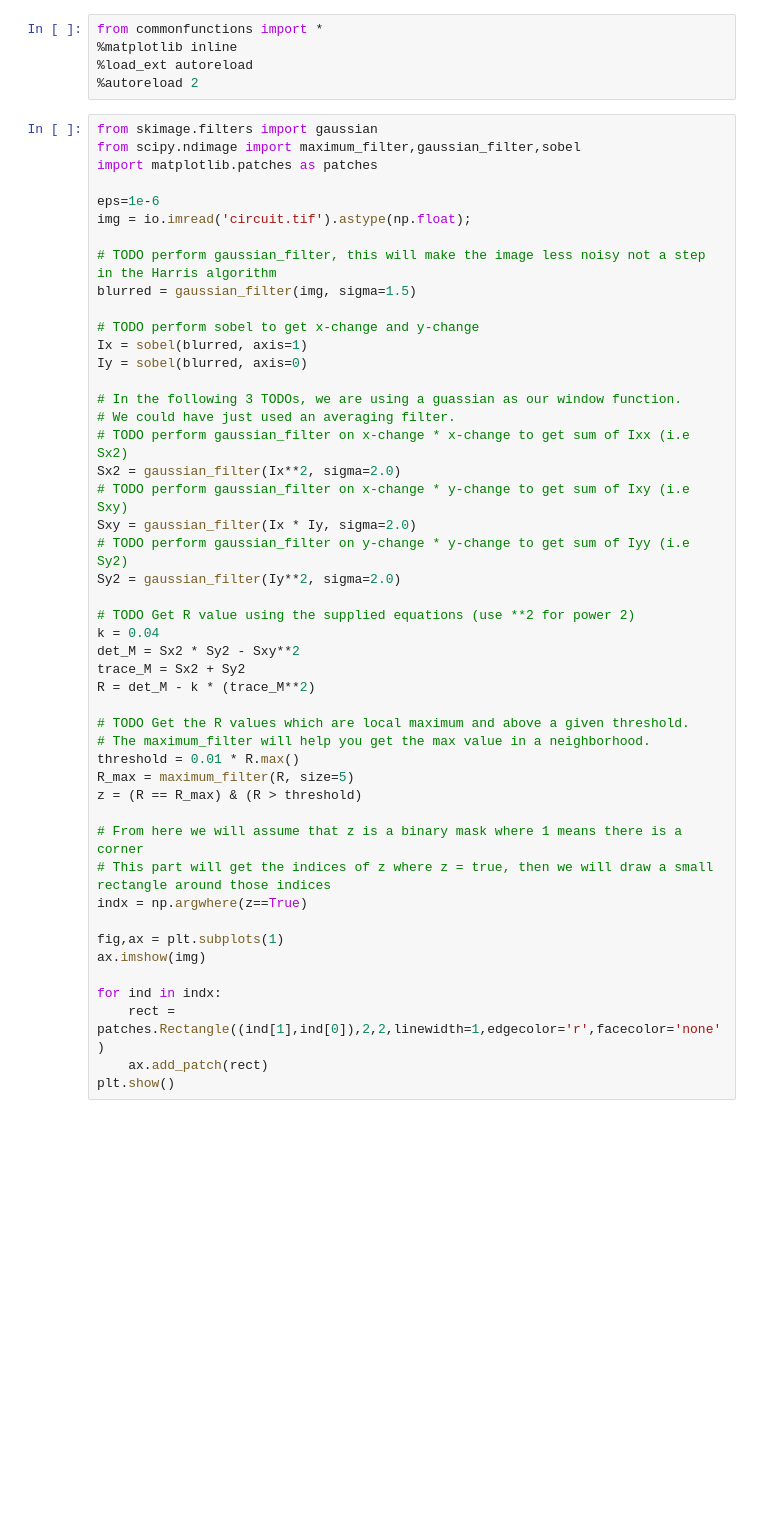
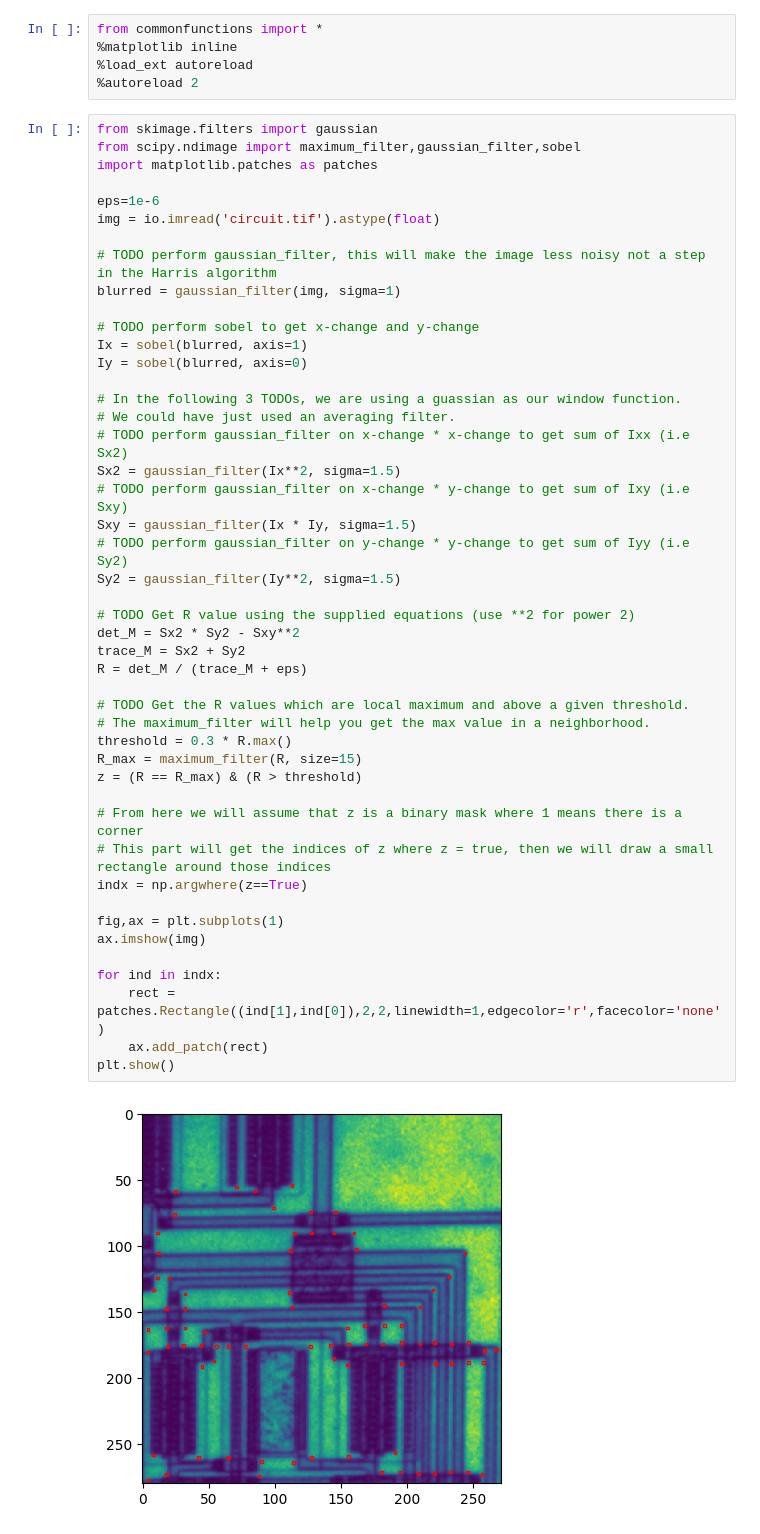
Before and after one commit to MoBahgat010/Image-Processing, a Jupyter notebook: SIFT-Harris-STD/Lab_SIFT_HARRIS_Std.ipynb, the cells around one changed output. Cells and saved outputs as stored; diff of their text form; blank space fills up the shorter version.

```diff
--- a/SIFT-Harris-STD/Lab_SIFT_HARRIS_Std.ipynb
+++ b/SIFT-Harris-STD/Lab_SIFT_HARRIS_Std.ipynb
@@ -23,47 +23,48 @@ from scipy.ndimage import maximum_filter,gaussian_filter,sobel
 import matplotlib.patches as patches
 
 eps=1e-6
-img = io.imread('circuit.tif').astype(np.float);
+img = io.imread('circuit.tif').astype(float)
 
 # TODO perform gaussian_filter, this will make the image less noisy not a step in the Harris algorithm
-blurred = gaussian_filter(img, sigma=1.5)
+blurred = gaussian_filter(img, sigma=1)
 
 # TODO perform sobel to get x-change and y-change
 Ix = sobel(blurred, axis=1)
 Iy = sobel(blurred, axis=0)
 
 # In the following 3 TODOs, we are using a guassian as our window function.
 # We could have just used an averaging filter.
 # TODO perform gaussian_filter on x-change * x-change to get sum of Ixx (i.e Sx2)
-Sx2 = gaussian_filter(Ix**2, sigma=2.0)
+Sx2 = gaussian_filter(Ix**2, sigma=1.5)
 # TODO perform gaussian_filter on x-change * y-change to get sum of Ixy (i.e Sxy)
-Sxy = gaussian_filter(Ix * Iy, sigma=2.0)
+Sxy = gaussian_filter(Ix * Iy, sigma=1.5)
 # TODO perform gaussian_filter on y-change * y-change to get sum of Iyy (i.e Sy2)
-Sy2 = gaussian_filter(Iy**2, sigma=2.0)
+Sy2 = gaussian_filter(Iy**2, sigma=1.5)
 
 # TODO Get R value using the supplied equations (use **2 for power 2)
-k = 0.04
 det_M = Sx2 * Sy2 - Sxy**2
 trace_M = Sx2 + Sy2
-R = det_M - k * (trace_M**2)
+R = det_M / (trace_M + eps)
 
 # TODO Get the R values which are local maximum and above a given threshold.
 # The maximum_filter will help you get the max value in a neighborhood.
-threshold = 0.01 * R.max()
-R_max = maximum_filter(R, size=5)
+threshold = 0.3 * R.max()
+R_max = maximum_filter(R, size=15)
 z = (R == R_max) & (R > threshold)
 
 # From here we will assume that z is a binary mask where 1 means there is a corner
 # This part will get the indices of z where z = true, then we will draw a small rectangle around those indices
 indx = np.argwhere(z==True)
 
 fig,ax = plt.subplots(1)
 ax.imshow(img)
 
 for ind in indx:
     rect = patches.Rectangle((ind[1],ind[0]),2,2,linewidth=1,edgecolor='r',facecolor='none')
     ax.add_patch(rect)
 plt.show()
+# %% [output]
+[figure, added]
 # %%
 import numpy as np
 import cv2
```
Also changed, not shown: parts of 1 cell of this notebook, 7 other files.
